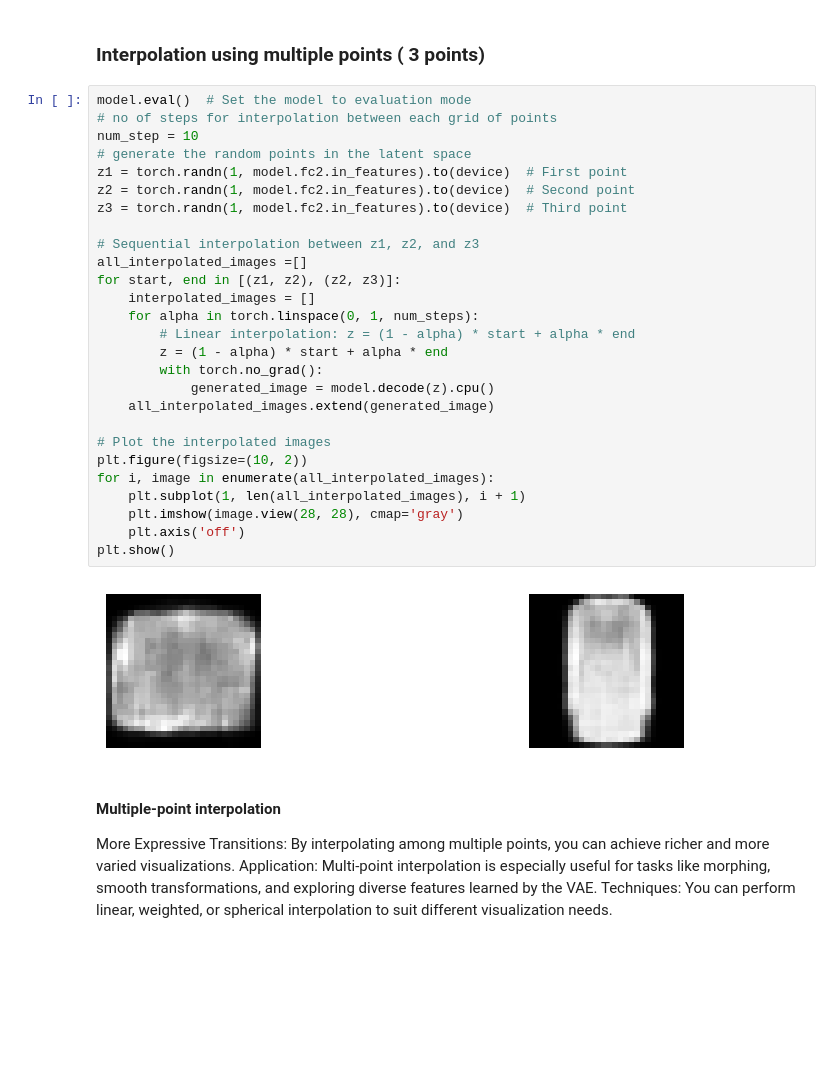
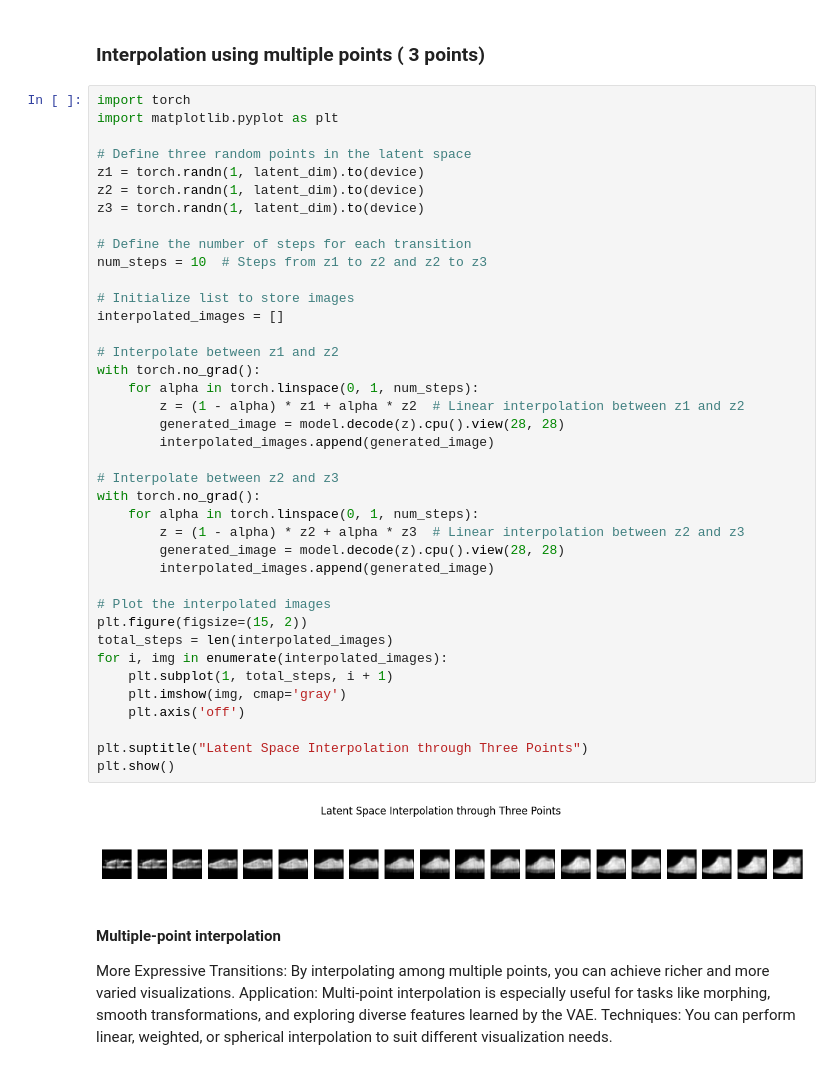
Before and after one commit to sduyr/variational_autoencoder, a Jupyter notebook: code.ipynb, the cells around one changed output. Cells and saved outputs as stored; diff of their text form; blank space fills up the shorter version.

```diff
--- a/code.ipynb
+++ b/code.ipynb
@@ -651,35 +651,47 @@ plt.show()
 [figure]
 # %% [markdown]
 ### Interpolation using multiple points ( 3 points)
-# %%
-model.eval()  # Set the model to evaluation mode
-# no of steps for interpolation between each grid of points
-num_step = 10
-# generate the random points in the latent space
-z1 = torch.randn(1, model.fc2.in_features).to(device)  # First point
-z2 = torch.randn(1, model.fc2.in_features).to(device)  # Second point
-z3 = torch.randn(1, model.fc2.in_features).to(device)  # Third point
-
-# Sequential interpolation between z1, z2, and z3
-all_interpolated_images =[]
-for start, end in [(z1, z2), (z2, z3)]:
-    interpolated_images = []
-    for alpha in torch.linspace(0, 1, num_steps):
-        # Linear interpolation: z = (1 - alpha) * start + alpha * end
-        z = (1 - alpha) * start + alpha * end
-        with torch.no_grad():
-            generated_image = model.decode(z).cpu()
-    all_interpolated_images.extend(generated_image)
-
-# Plot the interpolated images
-plt.figure(figsize=(10, 2))
-for i, image in enumerate(all_interpolated_images):
-    plt.subplot(1, len(all_interpolated_images), i + 1)
-    plt.imshow(image.view(28, 28), cmap='gray')
-    plt.axis('off')
-plt.show()
-# %% [output]
-[figure, removed]
+# %%
+import torch
+import matplotlib.pyplot as plt
+
+# Define three random points in the latent space
+z1 = torch.randn(1, latent_dim).to(device)
+z2 = torch.randn(1, latent_dim).to(device)
+z3 = torch.randn(1, latent_dim).to(device)
+
+# Define the number of steps for each transition
+num_steps = 10  # Steps from z1 to z2 and z2 to z3
+
+# Initialize list to store images
+interpolated_images = []
+
+# Interpolate between z1 and z2
+with torch.no_grad():
+    for alpha in torch.linspace(0, 1, num_steps):
+        z = (1 - alpha) * z1 + alpha * z2  # Linear interpolation between z1 and z2
+        generated_image = model.decode(z).cpu().view(28, 28)
+        interpolated_images.append(generated_image)
+
+# Interpolate between z2 and z3
+with torch.no_grad():
+    for alpha in torch.linspace(0, 1, num_steps):
+        z = (1 - alpha) * z2 + alpha * z3  # Linear interpolation between z2 and z3
+        generated_image = model.decode(z).cpu().view(28, 28)
+        interpolated_images.append(generated_image)
+
+# Plot the interpolated images
+plt.figure(figsize=(15, 2))
+total_steps = len(interpolated_images)
+for i, img in enumerate(interpolated_images):
+    plt.subplot(1, total_steps, i + 1)
+    plt.imshow(img, cmap='gray')
+    plt.axis('off')
+
+plt.suptitle("Latent Space Interpolation through Three Points")
+plt.show()
+# %% [output]
+[figure, added]
 # %% [markdown]
 #### Multiple-point interpolation
 
```
